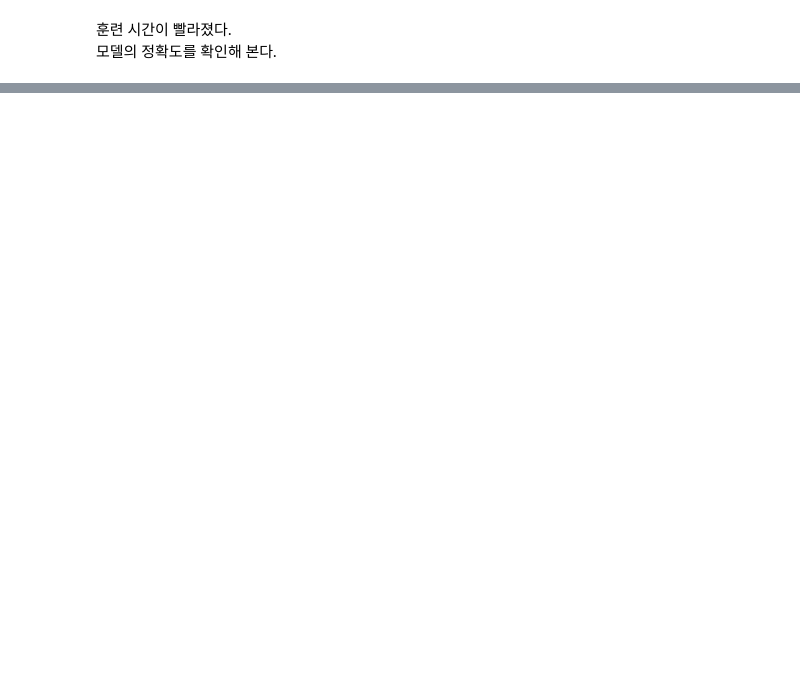
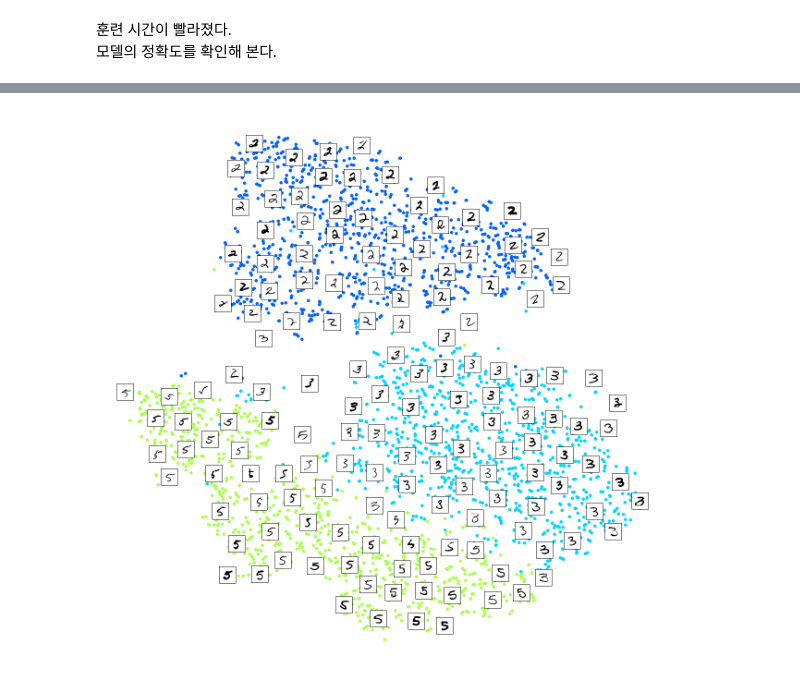
Before and after one commit to kxdah/HandsOnML, a Jupyter notebook: 08_dimensionality_reduction.ipynb, the cells around one changed output, grey strips where cells are left out. Cells and saved outputs as stored; diff of their text form; code cells hidden in the pictures; blank space fills up the shorter version.

```diff
--- a/08_dimensionality_reduction.ipynb
+++ b/08_dimensionality_reduction.ipynb
@@ -1070,0 +1091,4 @@ plt.show()
+# %%
+plot_digits(X_subset_reduced, y_subset, images=X_subset, figsize=(22, 22))
+# %% [output]
+[figure, added]
```
Also changed, not shown: parts of 88 cells of this notebook.
